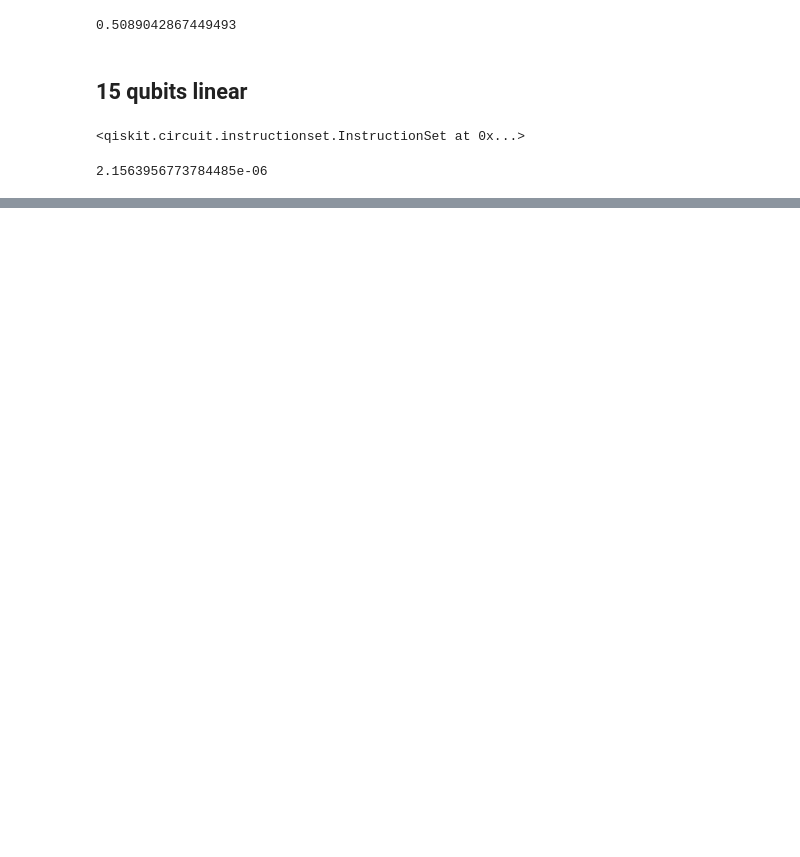
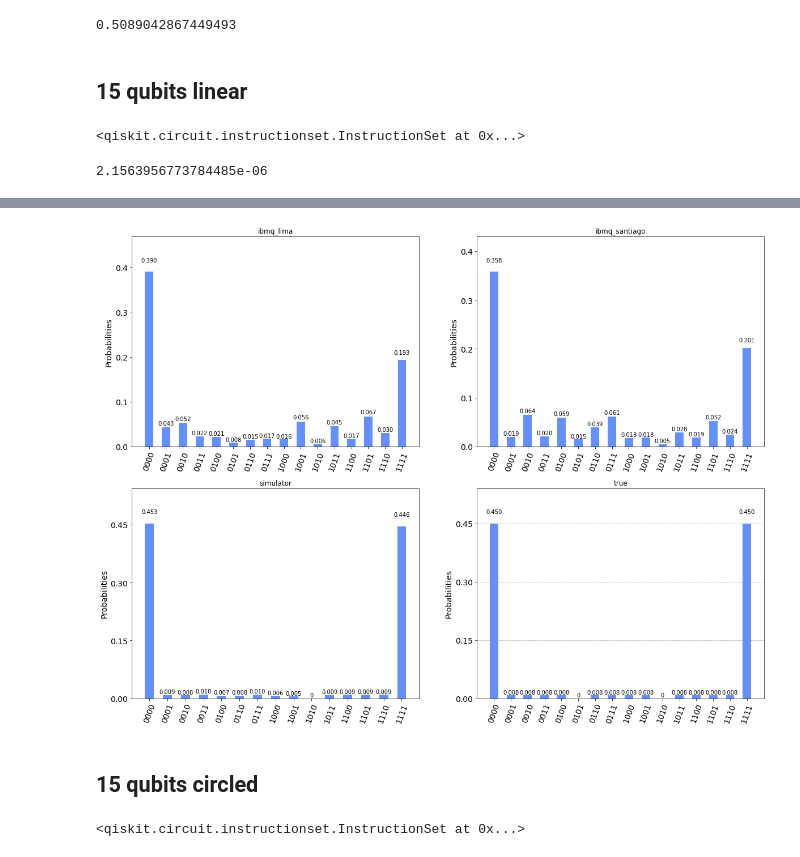
Before and after one commit to werty144/quantum_Ising, a Jupyter notebook: Real_measurement.ipynb, the cells around one changed output, grey strips where cells are left out. Cells and saved outputs as stored; diff of their text form; code cells hidden in the pictures; blank space fills up the shorter version.

```diff
--- a/Real_measurement.ipynb
+++ b/Real_measurement.ipynb
@@ -82,0 +75,38 @@ utils.distribution_pseudo_pvalue(melbourne_result, linear_interactions15)
+# %%
+lima_result = utils.result_from_csv('measured_data/circled4_lima.csv')
+lima_result = utils.process_circled_result(lima_result)
+santiago_result = utils.result_from_csv('measured_data/circled4_santiago.csv')
+santiago_result = utils.process_circled_result(santiago_result)
+# %%
+backend_sim = provider.get_backend('ibmq_qasm_simulator')
+job_sim = qiskit.execute(circled_circ, backend_sim, shots=8192)
+sim_result = job_sim.result().get_counts()
+# %%
+sim_result = utils.process_circled_result(sim_result)
+# %%
+true_pd = utils.get_probs_distribution(4, circled_interactions)
+true_result = {row['s']: row['Pr[s]'] for (ind, row) in true_pd.iterrows()}
+# %%
+fig, ((ax1, ax2), (ax3, ax4)) = plt.subplots(2, 2)
+ax1.set_title('ibmq_lima')
+ax2.set_title('ibmq_santiago')
+ax3.set_title('simulator')
+ax4.set_title('true')
+fig.set_size_inches(20, 15)
+
+qiskit.visualization.plot_histogram(lima_result, ax=ax1)
+qiskit.visualization.plot_histogram(santiago_result, ax=ax2)
+qiskit.visualization.plot_histogram(sim_result, ax=ax3)
+qiskit.visualization.plot_histogram(true_result, ax=ax4)
+# %% [output]
+[figure, added]
+# %% [markdown]
+## 15 qubits circled
+# %%
+spins_n = 14
+circled_interactions14 = {(i, (i + 1) % spins_n): 1 for i in range(spins_n)}
+circled_circ14 = utils.circled_circuit(spins_n, circled_interactions14)
+circled_circ14.add_register(qiskit.ClassicalRegister(spins_n + 1))
+circled_circ14.measure(range(spins_n + 1), range(spins_n + 1))
+# %% [output]
+<qiskit.circuit.instructionset.InstructionSet at 0x...>
```
Also changed, not shown: parts of 9 cells of this notebook, 4 other files.
